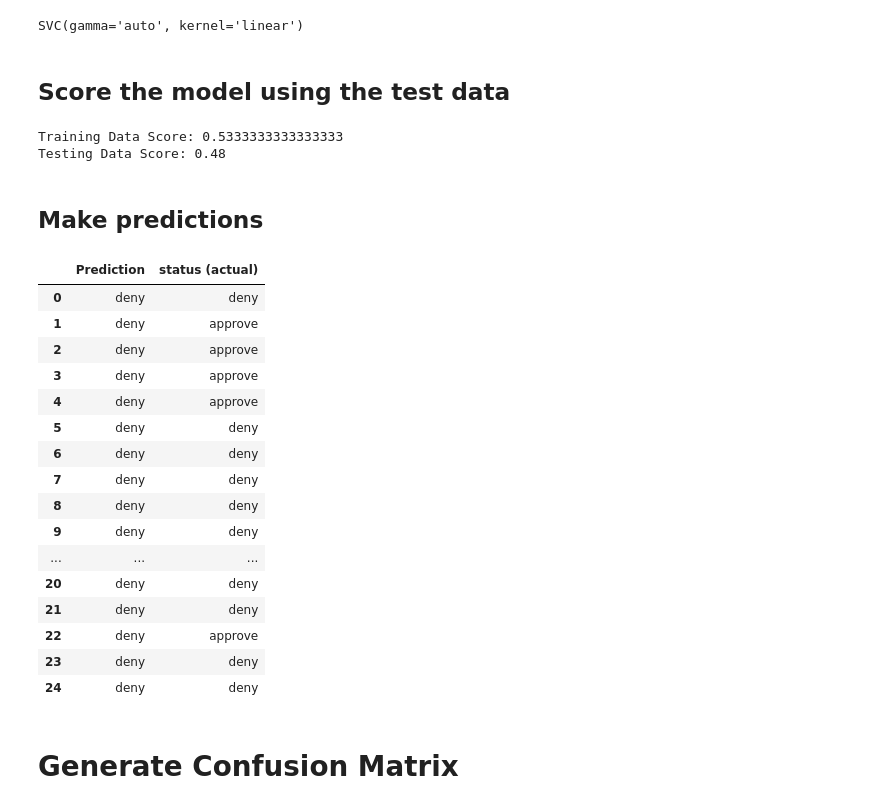
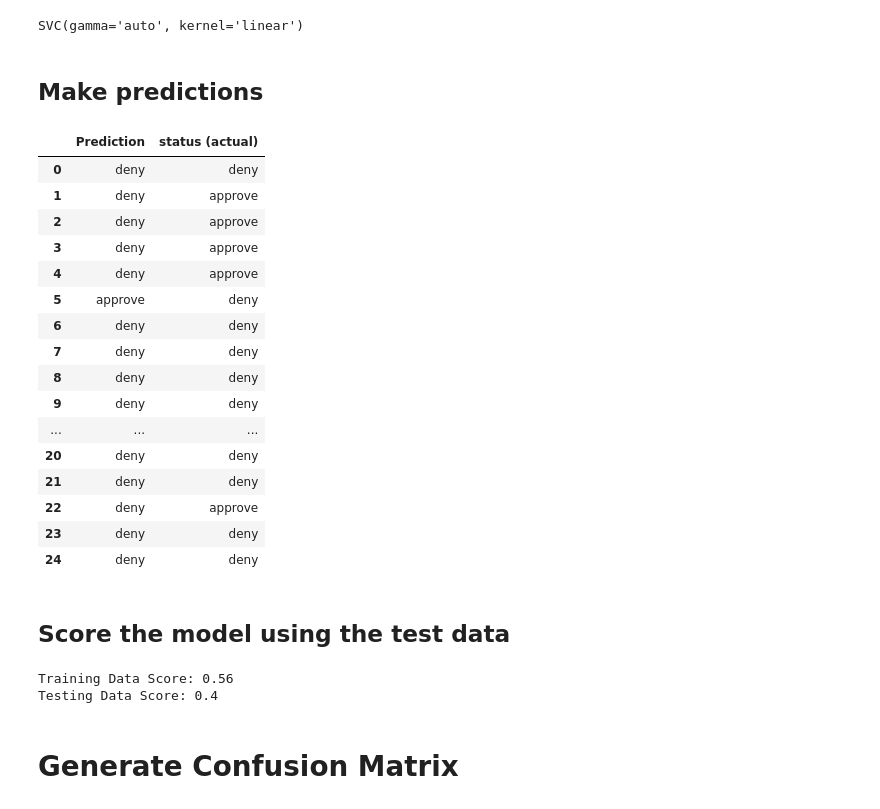
Before and after one commit to Mun-Min/ASU_2022_Bootcamp, a Jupyter notebook: Activity_Files/12-Supervised-Learning/2/Activities/02-Stu_SVM/Unsolved/svm_loan_approver.ipynb, the cells around one changed output. Cells and saved outputs as stored; diff of their text form; code cells hidden in the pictures.

```diff
--- a/Activity_Files/12-Supervised-Learning/2/Activities/02-Stu_SVM/Unsolved/svm_loan_approver.ipynb
+++ b/Activity_Files/12-Supervised-Learning/2/Activities/02-Stu_SVM/Unsolved/svm_loan_approver.ipynb
@@ -52,44 +52,49 @@ model = SVC(C=1.0, cache_size=200, class_weight=None, coef0=0.0,
 model.fit(X_train, y_train)
 # %% [output]
 SVC(gamma='auto', kernel='linear')
+# %% [markdown]
+## Make predictions
+# %%
+# Make predictions using the test data
+testing_predictions = model.predict(X_test)
+training_predictions = model.predict(X_train)
+
+predictions_df = pd.DataFrame(testing_predictions)
+predictions_df.columns = ['Prediction']
+predictions_df['status (actual)'] = df['status']
+
+predictions_df
+# %% [output]
+|  | Prediction | status (actual) |
+| 0 | deny | deny |
+| 1 | deny | approve |
+| 2 | deny | approve |
+| 3 | deny | approve |
+| 4 | deny | approve |
+| 5 | approve | deny |
+| 6 | deny | deny |
+| 7 | deny | deny |
+| 8 | deny | deny |
+| 9 | deny | deny |
+| ... | ... | ... |
+| 20 | deny | deny |
+| 21 | deny | deny |
+| 22 | deny | approve |
+| 23 | deny | deny |
+| 24 | deny | deny |
 # %% [markdown]
 ## Score the model using the test data
 # %%
 # Score the accuracy and print results
-print(f"Training Data Score: {model.score(X_train, y_train)}")
-print(f"Testing Data Score: {model.score(X_test, y_test)}")
+from sklearn.metrics import accuracy_score
+train_accuracy = accuracy_score(y_train, training_predictions)
+test_accuracy = accuracy_score(y_test, testing_predictions)
+
+print(f"Training Data Score: {train_accuracy}")
+print(f"Testing Data Score: {test_accuracy}")
 # %% [output]
-Training Data Score: 0.5333333333333333
-Testing Data Score: 0.48
+Training Data Score: 0.56
+Testing Data Score: 0.4
-# %% [markdown]
-## Make predictions
-# %%
-# Make predictions using the test data
-testing_predictions = model.predict(X_test)
-
-predictions_df = pd.DataFrame(testing_predictions)
-predictions_df.columns = ['Prediction']
-predictions_df['status (actual)'] = df['status']
-
-predictions_df
-# %% [output]
-|  | Prediction | status (actual) |
-| 0 | deny | deny |
-| 1 | deny | approve |
-| 2 | deny | approve |
-| 3 | deny | approve |
-| 4 | deny | approve |
-| 5 | deny | deny |
-| 6 | deny | deny |
-| 7 | deny | deny |
-| 8 | deny | deny |
-| 9 | deny | deny |
-| ... | ... | ... |
-| 20 | deny | deny |
-| 21 | deny | deny |
-| 22 | deny | approve |
-| 23 | deny | deny |
-| 24 | deny | deny |
 # %% [markdown]
 # Generate Confusion Matrix
 # %%
```
Also changed, not shown: parts of 3 cells of this notebook, 3 other files.
